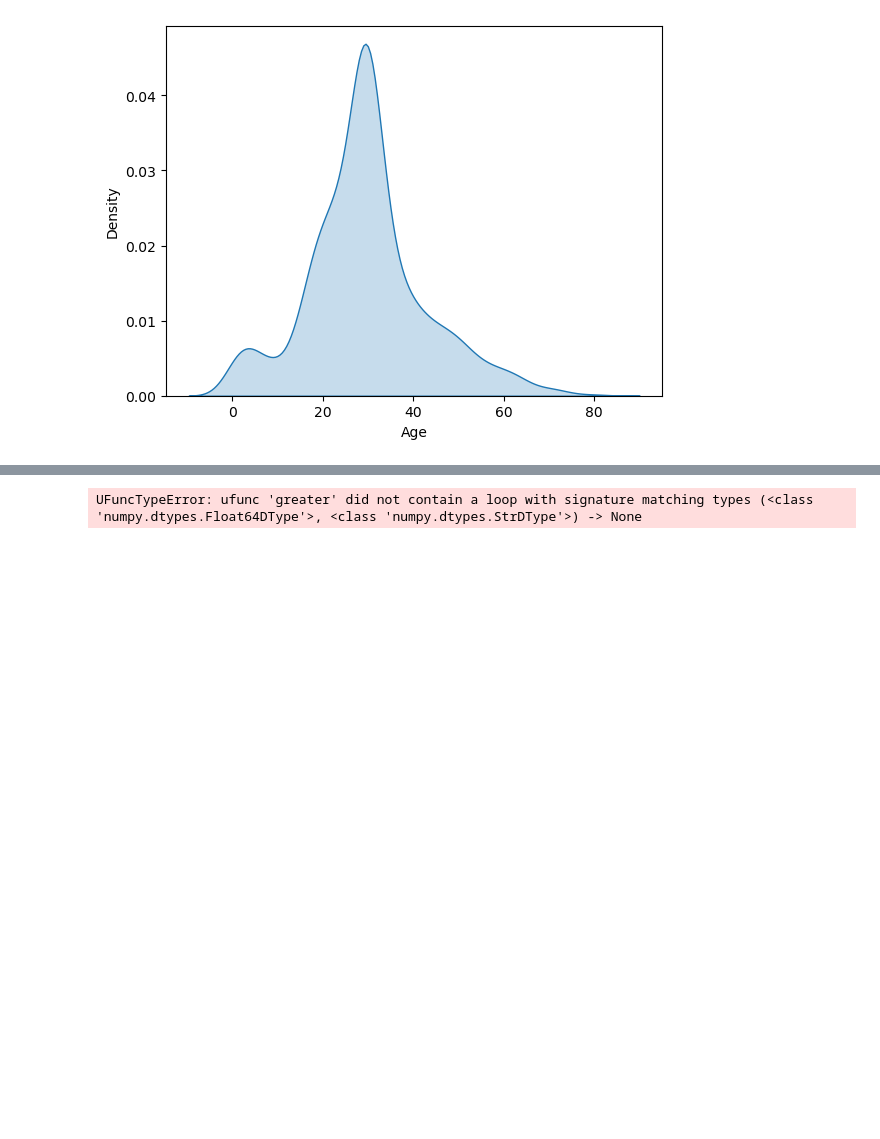
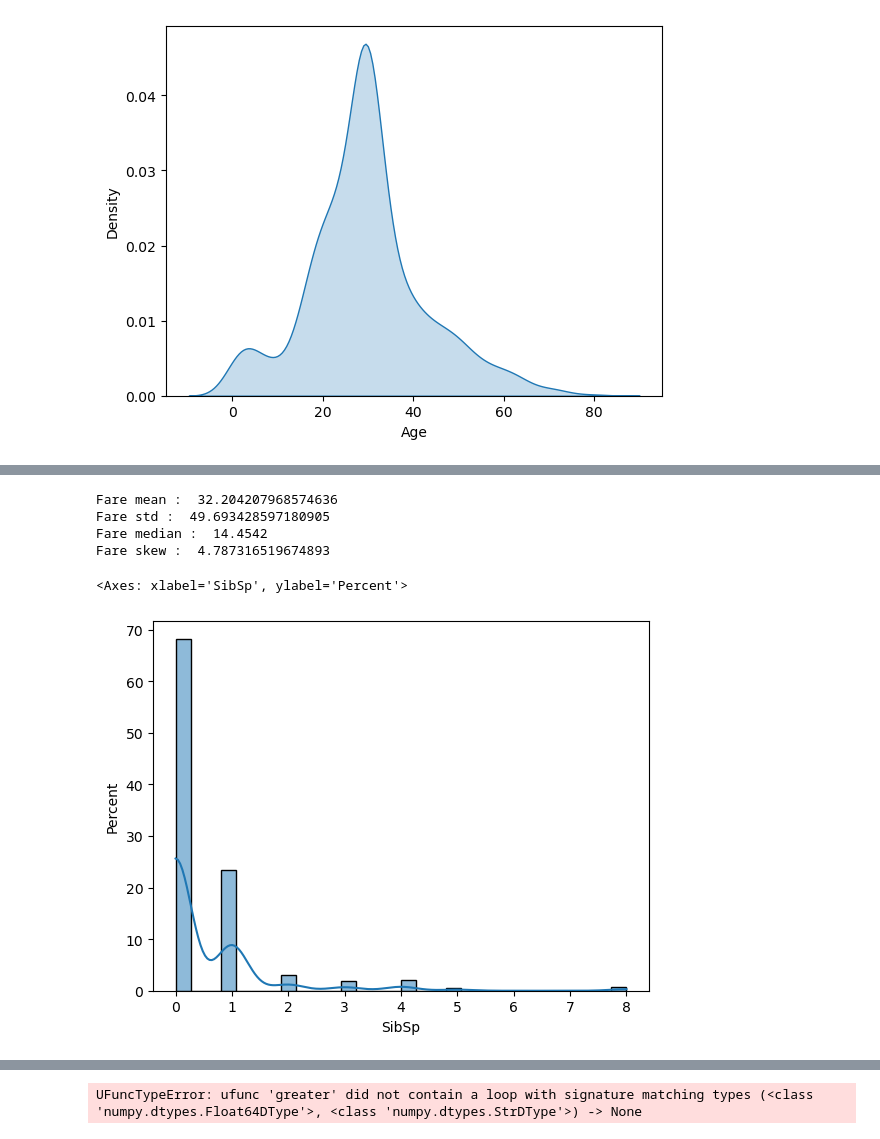
Before and after one commit to OJ658/Titanic_Survival_Prediction, a Jupyter notebook: survival_prediction.ipynb, the cells around one changed output, grey strips where cells are left out. Cells and saved outputs as stored; diff of their text form; code cells hidden in the pictures; blank space fills up the shorter version.

```diff
--- a/survival_prediction.ipynb
+++ b/survival_prediction.ipynb
@@ -317,0 +264,18 @@ for col in num_cols :
+# %%
+print("Fare mean : ",train_set["Fare"].mean())
+print("Fare std : ",train_set["Fare"].std())
+print("Fare median : ",train_set["Fare"].quantile(0.5))
+print("Fare skew : ",train_set["Fare"].skew())
+
+## We can see clearly that the skew of fare is huge. This could be explained by the fact that most passengers were from the third class, hence their fare were low.
+# %% [output]
+Fare mean :  32.204207968574636
+Fare std :  49.693428597180905
+Fare median :  14.4542
+Fare skew :  4.787316519674893
+# %%
+sns.histplot(train_set["SibSp"], kde=True, bins=30, stat="percent")
+## Most people on the titanic were without spouses and siblings (approximately 68%)
+# %% [output]
+<Axes: xlabel='SibSp', ylabel='Percent'>
+[figure, added]
```
Also changed, not shown: parts of 43 cells of this notebook.
